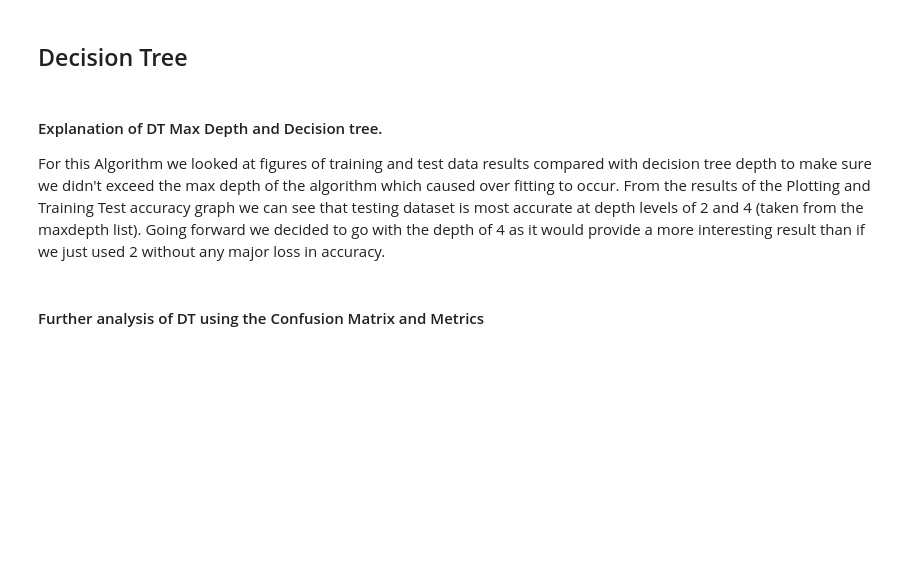
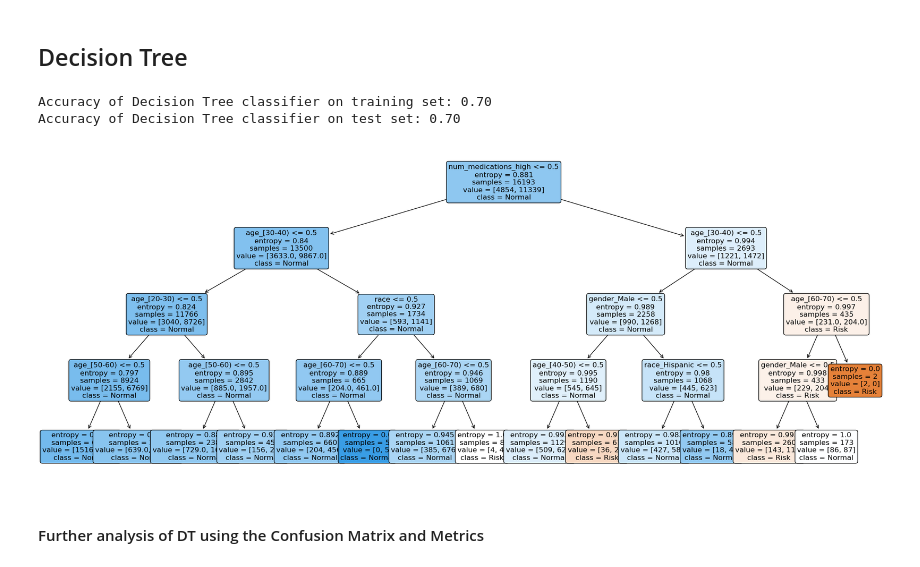
Before and after one commit to mattglenjackson/CP3403_Data_Mining, a Jupyter notebook: CP3403_merged_copy_fixed.ipynb, the cells around one changed output. Saved outputs shown, nothing was run; the diff lists cells and outputs as text; code cells hidden in the pictures; blank space fills up the shorter version.

Commit message:
Merge matt's  results

```diff
--- a/CP3403_merged_copy_fixed.ipynb
+++ b/CP3403_merged_copy_fixed.ipynb
@@ -592,22 +609,23 @@ plt.ylabel('Accuracy')
 # %%
 clf_dt = tree.DecisionTreeClassifier(criterion='entropy', max_depth=4)
 clf_dt = clf_dt.fit(X, Y)
 
 print('Accuracy of Decision Tree classifier on training set: {:.2f}'.format(clf_dt.score(x_train, y_train)))
 print('Accuracy of Decision Tree classifier on test set: {:.2f}'.format(clf_dt.score(x_test, y_test)))
 
 plt.figure(figsize=(25, 10))
 tree.plot_tree(clf_dt, feature_names=['race_AfricanAmerican', 'race_Asian', 'race_Caucasian', 'race_Hispanic', 'race_Other',
                                    'age_[0-10)', 'age_[10-20)', 'age_[20-30)', 'age_[30-40)', 'age_[40-50)',
                                    'age_[50-60)', 'age_[60-70)', 'age_[70-80)', 'age_[80-90)', 'age_[90-100)',
-                                   'race', 'gender_Male', 'gender_Female', 'diabetesMed_Yes', 'diabetesMed_No', 'A1Cresult'],
-                                   class_names=['Risk', 'Normal'], filled=True, rounded=True, fontsize=12)
+                                   'race', 'gender_Male', 'gender_Female', 'num_medications_high','diabetesMed_Yes',
+                                    'diabetesMed_No', 'A1Cresult'], class_names=['Risk', 'Normal'], filled=True, rounded=True, fontsize=12)
 plt.show()
 
 test_pred_decision_tree = clf_dt.predict(x_test)
+# %% [output]
+Accuracy of Decision Tree classifier on training set: 0.70
+Accuracy of Decision Tree classifier on test set: 0.70
+[figure, added]
-# %% [markdown]
-#### Explanation of DT Max Depth and Decision tree.
-For this Algorithm we looked at figures of training and test data results compared with decision tree depth to make sure we didn't exceed the max depth of the algorithm which caused over fitting to occur. From the results of the Plotting and Training Test accuracy graph we can see that testing dataset is most accurate at depth levels of 2 and 4 (taken from the maxdepth list). Going forward we decided to go with the depth of 4 as it would provide a more interesting result than if we just used 2 without any major loss in accuracy.
 # %% [markdown]
 #### Further analysis of DT using the Confusion Matrix and Metrics
 # %%
```
Also changed, not shown: parts of 66 cells of this notebook.
